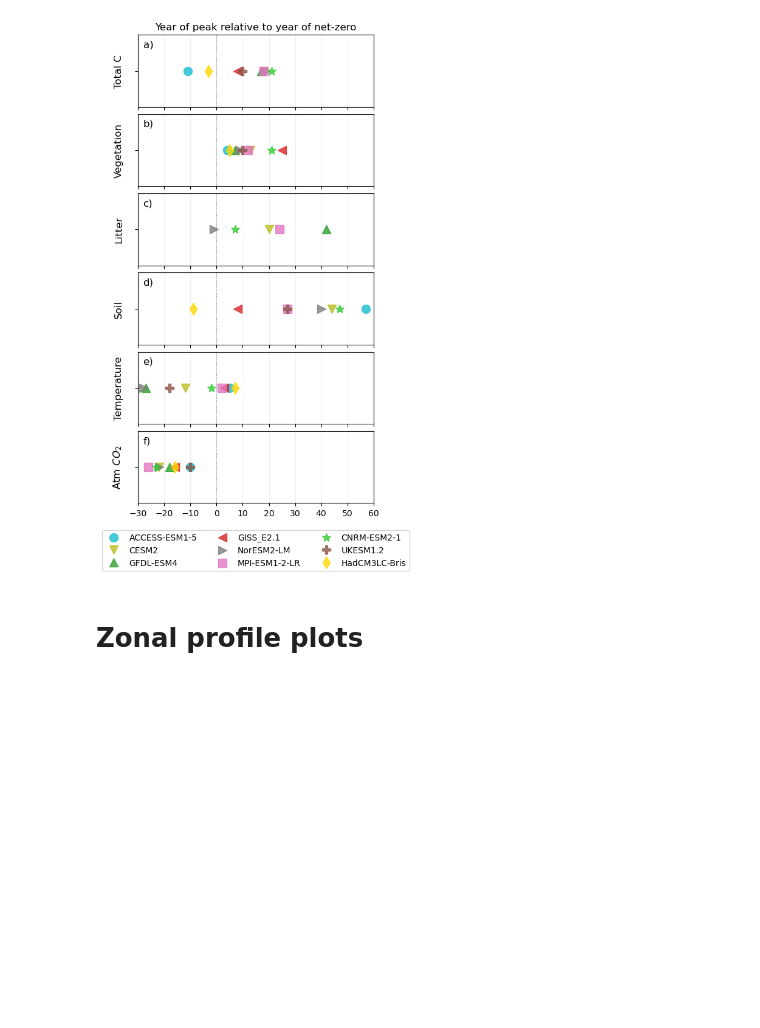
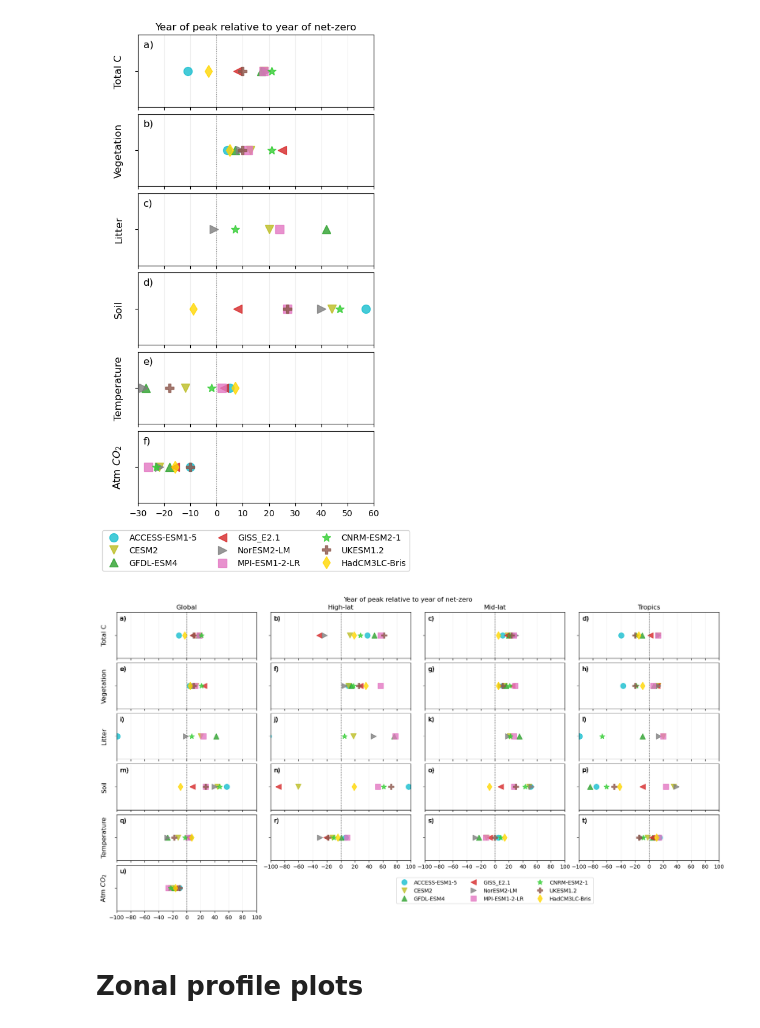
Before and after one commit to aswann/flat10MIP_analysis, a Jupyter notebook: figures_paper.ipynb, the cells around one changed output. Saved outputs shown, nothing was run; the diff lists cells and outputs as text; code cells hidden in the pictures; blank space fills up the shorter version.

Commit message:
updated tau vs leadlag

```diff
--- a/figures_paper.ipynb
+++ b/figures_paper.ipynb
@@ -105,7 +105,7 @@ greenpurplebrown=['#B9CA60','#574F91','#D19563'] #green, purple, brown
 # latcolors=['#FE7180','#FFFA70','#70CFFF']
 pinkpurpleblue=['#EA7B7B','#7D589E','#C0D0DD']
 
-subplotlabelnames=['a)','b)','c)','d)','e)','f)','g)','h)','i)','j)','k)','l)']
+subplotlabelnames=['a)','b)','c)','d)','e)','f)','g)','h)','i)','j)','k)','l)','m)','n)','o)','p)','q)','r)','s)','t)','u)','v)','w)','x)','y)','z)']
 # %%
 #unitconversions
 sperday=60*60*24
@@ -974,6 +988,77 @@ plt.close()
 #         bbox=dict(facecolor='0.7', edgecolor='none', pad=3.0))
 # %% [output]
 [figure]
+# %%
+latrange='global'
+
+# leadlagpeak = leadlagpeak_global_cdr
+leadlaglist = [leadlagpeak_global_cdr,leadlagpeak_highlat_cdr,leadlagpeak_midlat_cdr,leadlagpeak_troplat_cdr]
+latlist_all=['Global','High-lat','Mid-lat','Tropics']
+
+nr=6
+nc=4
+fig, ax =plt.subplots(nr,nc,figsize=(5*nc,nr*10/6))
+
+plotnames=['Total C', 'Vegetation', 'Litter', 'Soil', 'Temperature','Atm $CO_2$']
+
+for m in range(len(modellist)):
+    model=modellist[m]
+
+    for axj in range(nc):
+        leadlagpeak=leadlaglist[axj]
+
+        ax[0,axj].plot(leadlagpeak['cTot'][model],1,color=modelcolors[m],marker=markerlist[m],linestyle='none',label=model,markersize=10,alpha=0.8)
+        ax[1,axj].plot(leadlagpeak['cVeg'][model],1,color=modelcolors[m],marker=markerlist[m],linestyle='none',label=model,markersize=10,alpha=0.8)
+        ax[2,axj].plot(leadlagpeak['cLitter'][model],1,color=modelcolors[m],marker=markerlist[m],linestyle='none',label=model,markersize=10,alpha=0.8)
+        ax[3,axj].plot(leadlagpeak['cSoil'][model],1,color=modelcolors[m],marker=markerlist[m],linestyle='none',label=model,markersize=10,alpha=0.8)
+        ax[4,axj].plot(leadlagpeak['tas'][model],1,color=modelcolors[m],marker=markerlist[m],linestyle='none',label=model,markersize=10,alpha=0.8)
+        if axj==0:
+            ax[5,axj].plot(leadlagpeak['co2'][model],1,color=modelcolors[m],marker=markerlist[m],linestyle='none',label=model,markersize=10,alpha=0.8)
+        else:
+            ax[5,axj].set_visible(False)
+
+
+        for axi in range(nr):
+            if axj==0:
+                ax[axi,axj].set_ylabel(plotnames[axi],fontsize=12)
+            ax[axi,axj].xaxis.grid(alpha=0.2)
+            ax[axi,axj].axvline(0,lw=0.8,color="gray",linestyle=":")
+            ymin=-100
+            ymax=100
+            ax[axi,axj].set_xlim([ymin,ymax])
+            ax[axi,axj].xaxis.set_ticks(np.arange(ymin,ymax+1,20))
+            ax[axi,axj].yaxis.set_ticks([1])
+            ax[axi,axj].yaxis.set_tick_params(labelcolor='none')
+            if (axi<nr-1 and axj==0):
+                ax[axi,axj].xaxis.set_tick_params(labelcolor='none')
+            elif (axi<nr-2 and axj>0):
+                ax[axi,axj].xaxis.set_tick_params(labelcolor='none')
+            if axi==0:
+                ax[axi,axj].set_title(latlist_all[axj])
+            # else:
+            #     ax[axi].yaxis.set_tick_params(fontsize=12)
+
+            ax[axi,axj].annotate(subplotlabelnames[(axi+axj)+axi*(nc-1)],
+                         xy=(0, 1), xycoords='axes fraction',
+                         xytext=(+0.5, -0.5), textcoords='offset fontsize',
+                         fontsize='large', verticalalignment='top')
+
+# ax[0].set_title('Year of peak relative to year of net-zero',fontsize=12)
+# set title over whole plot
+yh=0.92
+fig.suptitle('Year of peak relative to year of net-zero',fontsize=12,y=yh)
+
+# ax[5].legend()
+lgax=ax[nr-2,2].legend(loc='lower center', ncol=3,bbox_to_anchor=(0.5, -1))
+
+fig.subplots_adjust(hspace=0.1,wspace=0.1)
+
+
+plt.savefig('figures/leadlagpeak_alllat.pdf', bbox_inches='tight')
+plt.show()
+plt.close()
+# %% [output]
+[figure, added]
 # %% [markdown]
 # Zonal profile plots
 # %%
```
Also changed, not shown: parts of 14 cells of this notebook, 32 other files.
